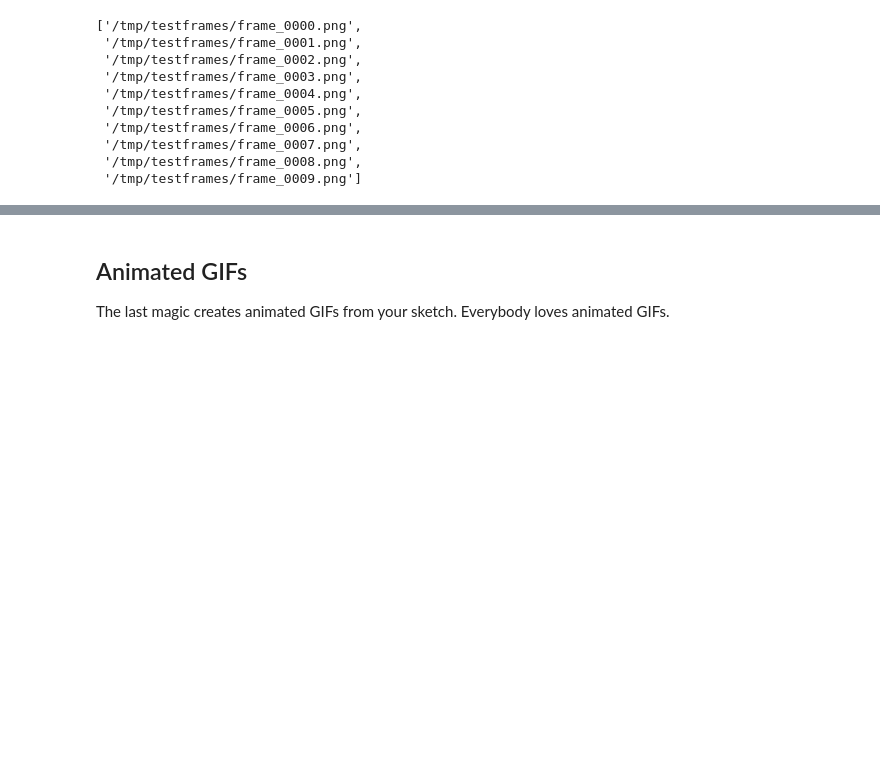
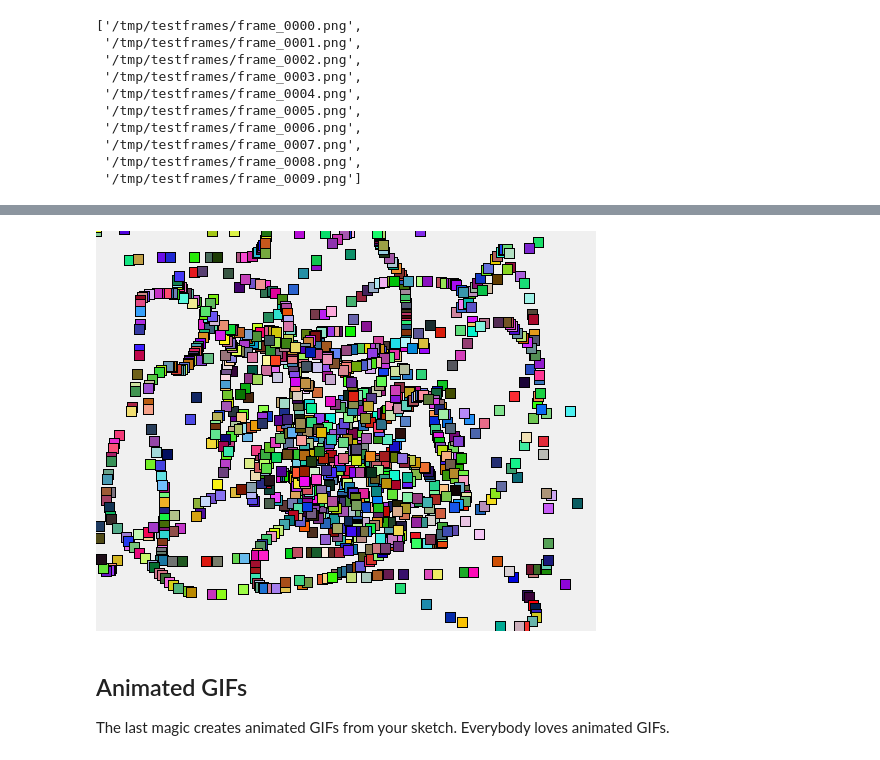
Before and after one commit to hx2A/py5website, a Jupyter notebook: tutorials/Jupyter Notebooks.ipynb, the cells around one changed output, grey strips where cells are left out. Drawn from its saved outputs; the diff is of its cells as text; code cells hidden in the pictures; blank space fills up the shorter version.

```diff
--- a/tutorials/Jupyter Notebooks.ipynb
+++ b/tutorials/Jupyter Notebooks.ipynb
@@ -380,3 +391,7 @@ Those frames can be assembled into a video file.
+# %%
+frames[-1]
+# %% [output]
+[figure, added]
 # %% [markdown]
 ## Animated GIFs
 
```
Also changed, not shown: parts of 19 cells of this notebook, 8 other files.
